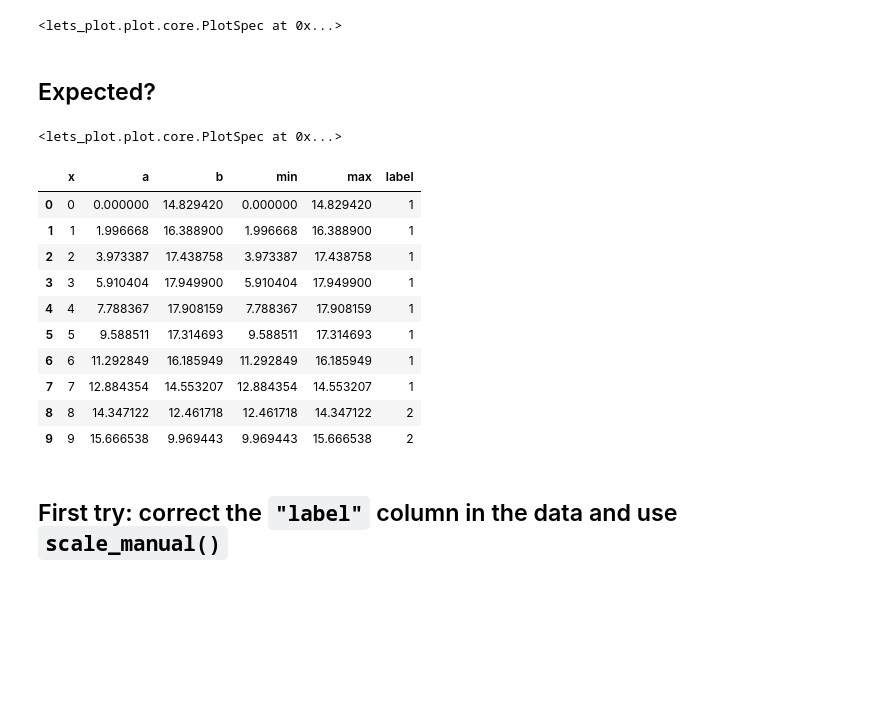
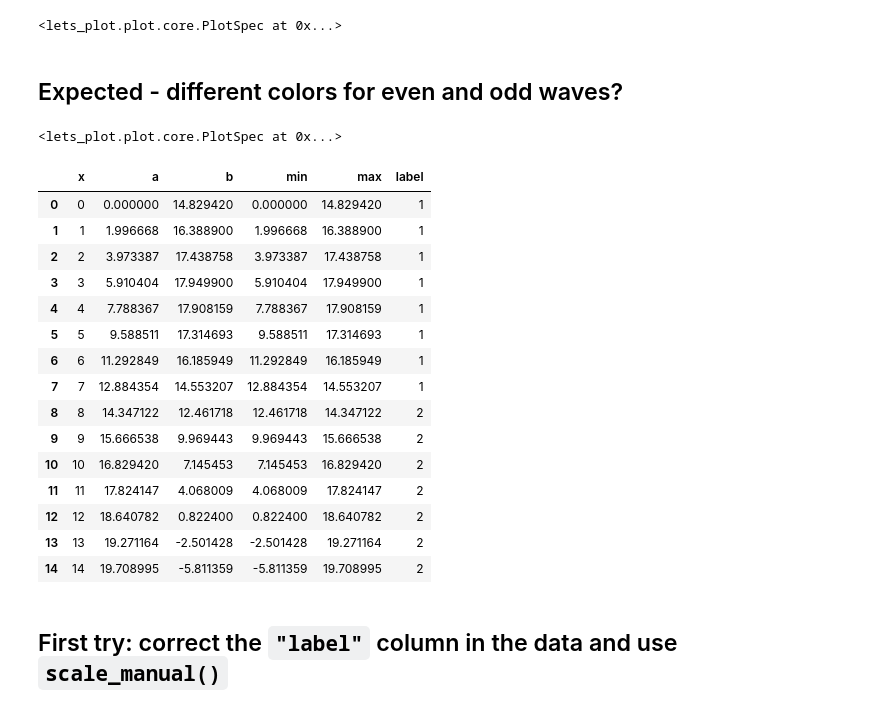
Before and after one commit to ASmirnov-HORIS/lets-plot-experiments, a Jupyter notebook: tmp/2025_08_27/issue_1384.ipynb, the cells around one changed output. Saved outputs shown, nothing was run; the diff lists cells and outputs as text; code cells hidden in the pictures; blank space fills up the shorter version.

```diff
--- a/tmp/2025_08_27/issue_1384.ipynb
+++ b/tmp/2025_08_27/issue_1384.ipynb
@@ -39,7 +57,7 @@ ggplot(data) + \
 # %% [output]
 <lets_plot.plot.core.PlotSpec at 0x...>
 # %% [markdown]
-## Expected?
+## Expected - different colors for even and odd waves?
 # %%
 ggplot(data) + \
     geom_vline(aes(xintercept="x", color="label"), alpha=.2, size=3.5) + \
@@ -49,34 +67,39 @@ ggplot(data) + \
 # %%
 def get_raw_df(n):
     x = list(range(n))
     a = [sin(v / 10.0) * 20.0 for v in x]
     b = [sin(v / 6.0 + 1.0) * 20.0 - 2.0 for v in x]
     df = pd.DataFrame({
         "x": x,
         "a": a,
         "b": b,
         "min": [min(first, second) for (first, second) in zip(a, b)],
         "max": [max(first, second) for (first, second) in zip(a, b)],
     })
     gt_s = df["a"].gt(df["b"])
     return df.assign(
         label=gt_s.ne(gt_s.shift()).cumsum().astype(str)
     )
 
 raw_df = get_raw_df(60)
-raw_df.head(10)
+raw_df.head(15)
 # %% [output]
 |  | x | a | b | min | max | label |
 | 0 | 0 | 0.000000 | 14.829420 | 0.000000 | 14.829420 | 1 |
 | 1 | 1 | 1.996668 | 16.388900 | 1.996668 | 16.388900 | 1 |
 | 2 | 2 | 3.973387 | 17.438758 | 3.973387 | 17.438758 | 1 |
 | 3 | 3 | 5.910404 | 17.949900 | 5.910404 | 17.949900 | 1 |
 | 4 | 4 | 7.788367 | 17.908159 | 7.788367 | 17.908159 | 1 |
 | 5 | 5 | 9.588511 | 17.314693 | 9.588511 | 17.314693 | 1 |
 | 6 | 6 | 11.292849 | 16.185949 | 11.292849 | 16.185949 | 1 |
 | 7 | 7 | 12.884354 | 14.553207 | 12.884354 | 14.553207 | 1 |
 | 8 | 8 | 14.347122 | 12.461718 | 12.461718 | 14.347122 | 2 |
 | 9 | 9 | 15.666538 | 9.969443 | 9.969443 | 15.666538 | 2 |
+| 10 | 10 | 16.829420 | 7.145453 | 7.145453 | 16.829420 | 2 |
+| 11 | 11 | 17.824147 | 4.068009 | 4.068009 | 17.824147 | 2 |
+| 12 | 12 | 18.640782 | 0.822400 | 0.822400 | 18.640782 | 2 |
+| 13 | 13 | 19.271164 | -2.501428 | -2.501428 | 19.271164 | 2 |
+| 14 | 14 | 19.708995 | -5.811359 | -5.811359 | 19.708995 | 2 |
 # %% [markdown]
 ## First try: correct the `"label"` column in the data and use `scale_manual()`
 # %%
```
Also changed, not shown: parts of 4 cells of this notebook.
